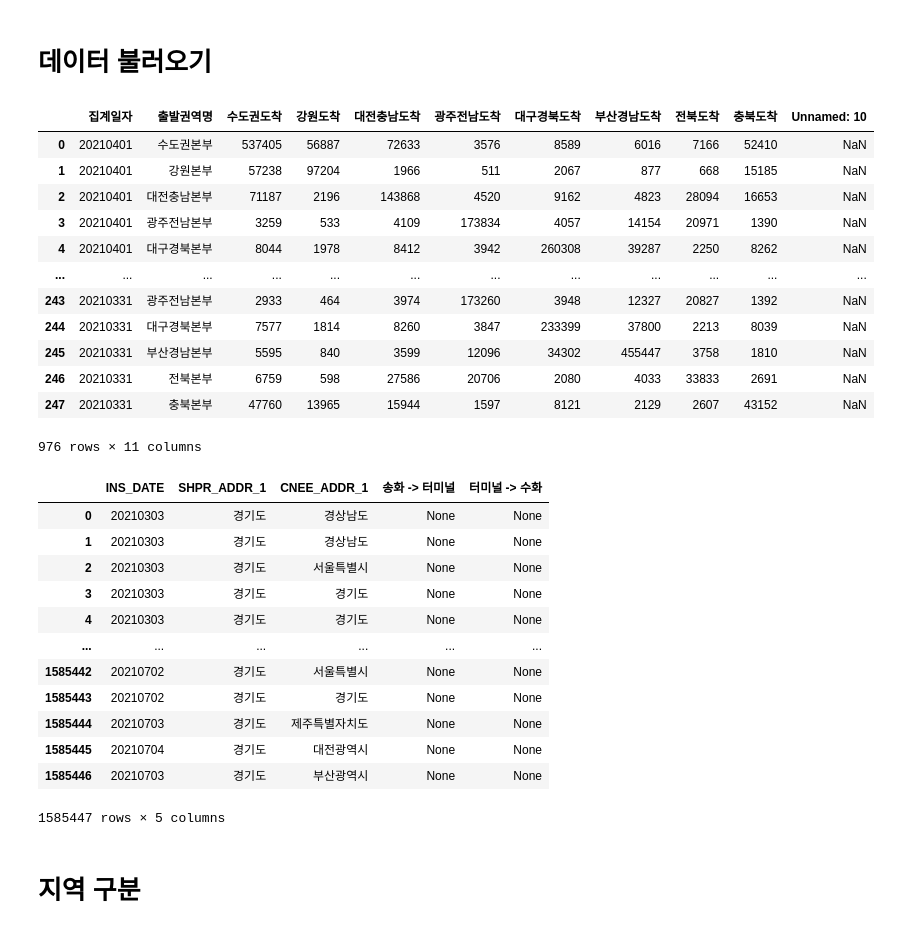
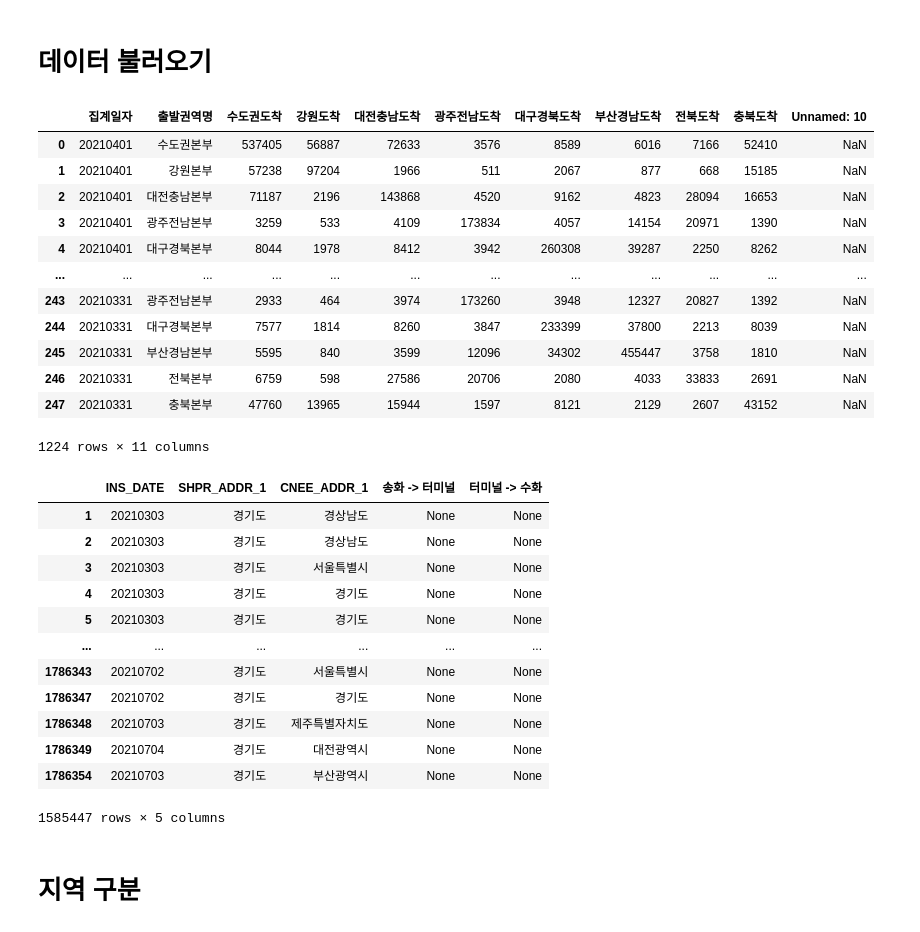
Before and after one commit to GeonHyeock/2021_Second_semester, a Jupyter notebook: Inbig_project/교통량.ipynb, the cells around one changed output. Cells and saved outputs as stored; diff of their text form; code cells hidden in the pictures.

```diff
--- a/Inbig_project/교통량.ipynb
+++ b/Inbig_project/교통량.ipynb
@@ -22,7 +22,7 @@ for i in range(len(file_list)):
                                                         encoding='cp949')
     except:
         pass
-trafic = pd.concat([trafic_1,trafic_2,trafic_3,trafic_4])
+trafic = pd.concat([trafic_1,trafic_2,trafic_3,trafic_4,trafic_5])
 trafic
 # %% [output]
 |  | 집계일자 | 출발권역명 | 수도권도착 | 강원도착 | 대전충남도착 | 광주전남도착 | 대구경북도착 | 부산경남도착 | 전북도착 | 충북도착 | Unnamed: 10 |
@@ -37,27 +37,27 @@ trafic
 | 245 | 20210331 | 부산경남본부 | 5595 | 840 | 3599 | 12096 | 34302 | 455447 | 3758 | 1810 | NaN |
 | 246 | 20210331 | 전북본부 | 6759 | 598 | 27586 | 20706 | 2080 | 4033 | 33833 | 2691 | NaN |
 | 247 | 20210331 | 충북본부 | 47760 | 13965 | 15944 | 1597 | 8121 | 2129 | 2607 | 43152 | NaN |
-976 rows × 11 columns
+1224 rows × 11 columns
 # %%
 with open("/Users/heogeonhyeock/Desktop/인빅_프로젝트/FC주문/FC_order_distance.pickle","rb") as fr:
-    FC_order = pickle.load(fr).reset_index(drop=True)
+    FC_order = pickle.load(fr)
 FC_order["송화 -> 터미널"] = None
 FC_order["터미널 -> 수화"] = None
 FC_order = FC_order[["INS_DATE","SHPR_ADDR_1","CNEE_ADDR_1","송화 -> 터미널","터미널 -> 수화"]]
 FC_order
 # %% [output]
 |  | INS_DATE | SHPR_ADDR_1 | CNEE_ADDR_1 | 송화 -> 터미널 | 터미널 -> 수화 |
-| 0 | 20210303 | 경기도 | 경상남도 | None | None |
 | 1 | 20210303 | 경기도 | 경상남도 | None | None |
-| 2 | 20210303 | 경기도 | 서울특별시 | None | None |
-| 3 | 20210303 | 경기도 | 경기도 | None | None |
+| 2 | 20210303 | 경기도 | 경상남도 | None | None |
+| 3 | 20210303 | 경기도 | 서울특별시 | None | None |
 | 4 | 20210303 | 경기도 | 경기도 | None | None |
+| 5 | 20210303 | 경기도 | 경기도 | None | None |
 | ... | ... | ... | ... | ... | ... |
-| 1585442 | 20210702 | 경기도 | 서울특별시 | None | None |
-| 1585443 | 20210702 | 경기도 | 경기도 | None | None |
-| 1585444 | 20210703 | 경기도 | 제주특별자치도 | None | None |
-| 1585445 | 20210704 | 경기도 | 대전광역시 | None | None |
-| 1585446 | 20210703 | 경기도 | 부산광역시 | None | None |
+| 1786343 | 20210702 | 경기도 | 서울특별시 | None | None |
+| 1786347 | 20210702 | 경기도 | 경기도 | None | None |
+| 1786348 | 20210703 | 경기도 | 제주특별자치도 | None | None |
+| 1786349 | 20210704 | 경기도 | 대전광역시 | None | None |
+| 1786354 | 20210703 | 경기도 | 부산광역시 | None | None |
 1585447 rows × 5 columns
 # %% [markdown]
 # 지역 구분
```
Also changed, not shown: parts of 19 cells of this notebook.
